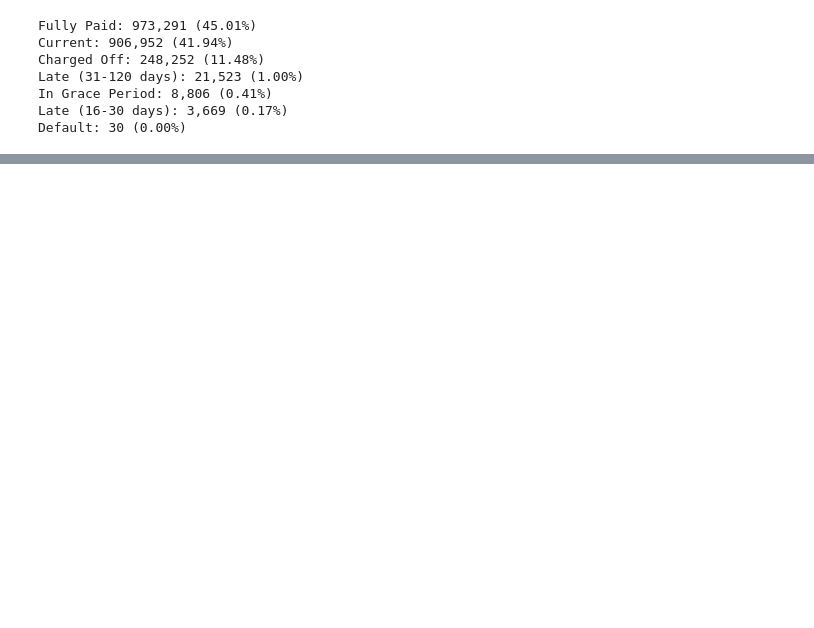
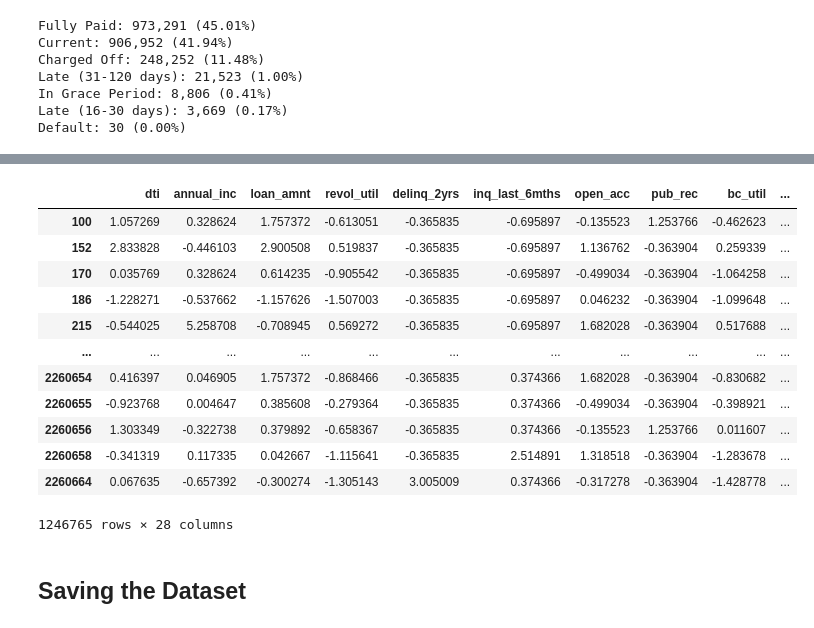
Before and after one commit to Radical-Ghost/Credit-Nexus---Credit-Risk-Analysis, a Jupyter notebook: Model/Preprocessing.ipynb, the cells around one changed output, grey strips where cells are left out. Cells and saved outputs as stored; diff of their text form; code cells hidden in the pictures; blank space fills up the shorter version.

```diff
--- a/Model/Preprocessing.ipynb
+++ b/Model/Preprocessing.ipynb
@@ -227,0 +274,43 @@ Total unique sub-grades: 35
+# %%
+#mapping Grades
+grade_map = {'A':1, 'B':2, 'C':3, 'D':4, 'E':5, 'F':6, 'G':7}
+df['grade'] = df['grade'].map(grade_map).astype('int64')
+
+df['default_flag'] = df['default_flag'].astype(int)
+# %%
+#mapping terms
+df['term'] = df['term'].str.strip()
+term_map = {'36 months': 0, '60 months': 1}
+df['term'] = df['term'].map(term_map).astype('Int64')
+
+#preprocessing home ownership
+df['home_ownership'] = df['home_ownership'].str.upper().replace({'NONE':'OTHER', 'ANY':'OTHER'})
+keep = ['MORTGAGE', 'RENT', 'OWN']
+df['home_ownership_grp'] = df['home_ownership'].where(df['home_ownership'].isin(keep), 'OTHER')
+df = pd.get_dummies(df, columns=['home_ownership_grp'])
+df.drop('home_ownership_grp_OTHER', axis=1, inplace=True)
+df.drop('home_ownership', axis=1, inplace=True)
+
+#preprocessing verification status
+verification_map = {'Not Verified': 0, 'Verified': 1, 'Source Verified': 2}
+df['verification_status'] = df['verification_status'].map(verification_map).astype('int64')
+
+#preprocessing purpose
+main_purposes = ['debt_consolidation', 'credit_card', 'house', 'car',
+                'home_improvement', 'small_business', 'major_purchase']
+df['purpose_grp'] = df['purpose'].where(df['purpose'].isin(main_purposes), 'OTHER')
+df = pd.get_dummies(df, columns=['purpose_grp'], drop_first=True)
+df.drop('purpose', axis=1, inplace=True)
+# %%
+from sklearn.preprocessing import StandardScaler
+
+# List of numeric columns to scale
+numeric_cols = ['dti', 'annual_inc', 'loan_amnt', 'revol_util', 'delinq_2yrs',
+                'inq_last_6mths', 'open_acc', 'pub_rec', 'bc_util', 'revol_bal',
+                'total_acc', 'mo_sin_old_rev_tl_op', 'num_actv_bc_tl', 'percent_bc_gt_75']
+
+scaler = StandardScaler()
+df[numeric_cols] = scaler.fit_transform(df[numeric_cols])
+
+import joblib
+joblib.dump(scaler, 'scaler.pkl')
@@ -227,0 +339,18 @@ Total unique sub-grades: 35
+# %%
+df
+# %% [output]
+|  | dti | annual_inc | loan_amnt | revol_util | delinq_2yrs | inq_last_6mths | open_acc | pub_rec | bc_util | ... |
+| 100 | 1.057269 | 0.328624 | 1.757372 | -0.613051 | -0.365835 | -0.695897 | -0.135523 | 1.253766 | -0.462623 | ... |
+| 152 | 2.833828 | -0.446103 | 2.900508 | 0.519837 | -0.365835 | -0.695897 | 1.136762 | -0.363904 | 0.259339 | ... |
+| 170 | 0.035769 | 0.328624 | 0.614235 | -0.905542 | -0.365835 | -0.695897 | -0.499034 | -0.363904 | -1.064258 | ... |
+| 186 | -1.228271 | -0.537662 | -1.157626 | -1.507003 | -0.365835 | -0.695897 | 0.046232 | -0.363904 | -1.099648 | ... |
+| 215 | -0.544025 | 5.258708 | -0.708945 | 0.569272 | -0.365835 | -0.695897 | 1.682028 | -0.363904 | 0.517688 | ... |
+| ... | ... | ... | ... | ... | ... | ... | ... | ... | ... | ... |
+| 2260654 | 0.416397 | 0.046905 | 1.757372 | -0.868466 | -0.365835 | 0.374366 | 1.682028 | -0.363904 | -0.830682 | ... |
+| 2260655 | -0.923768 | 0.004647 | 0.385608 | -0.279364 | -0.365835 | 0.374366 | -0.499034 | -0.363904 | -0.398921 | ... |
+| 2260656 | 1.303349 | -0.322738 | 0.379892 | -0.658367 | -0.365835 | 0.374366 | -0.135523 | 1.253766 | 0.011607 | ... |
+| 2260658 | -0.341319 | 0.117335 | 0.042667 | -1.115641 | -0.365835 | 2.514891 | 1.318518 | -0.363904 | -1.283678 | ... |
+| 2260664 | 0.067635 | -0.657392 | -0.300274 | -1.305143 | 3.005009 | 0.374366 | -0.317278 | -0.363904 | -1.428778 | ... |
+1246765 rows × 28 columns
+# %% [markdown]
+## Saving the Dataset
```
Also changed, not shown: parts of 34 cells of this notebook, 6 other files.
